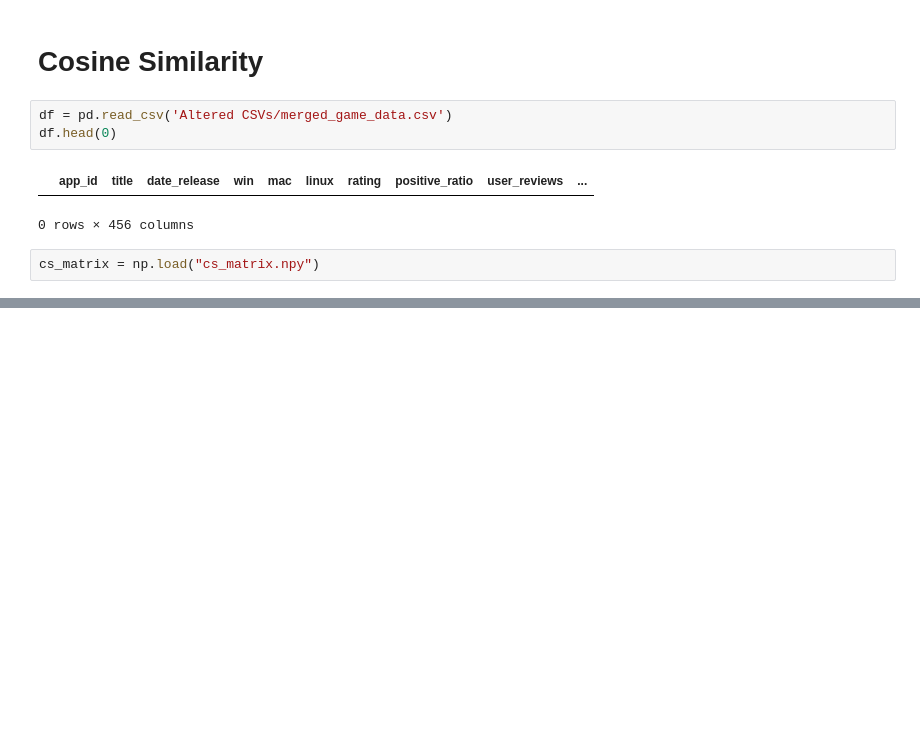
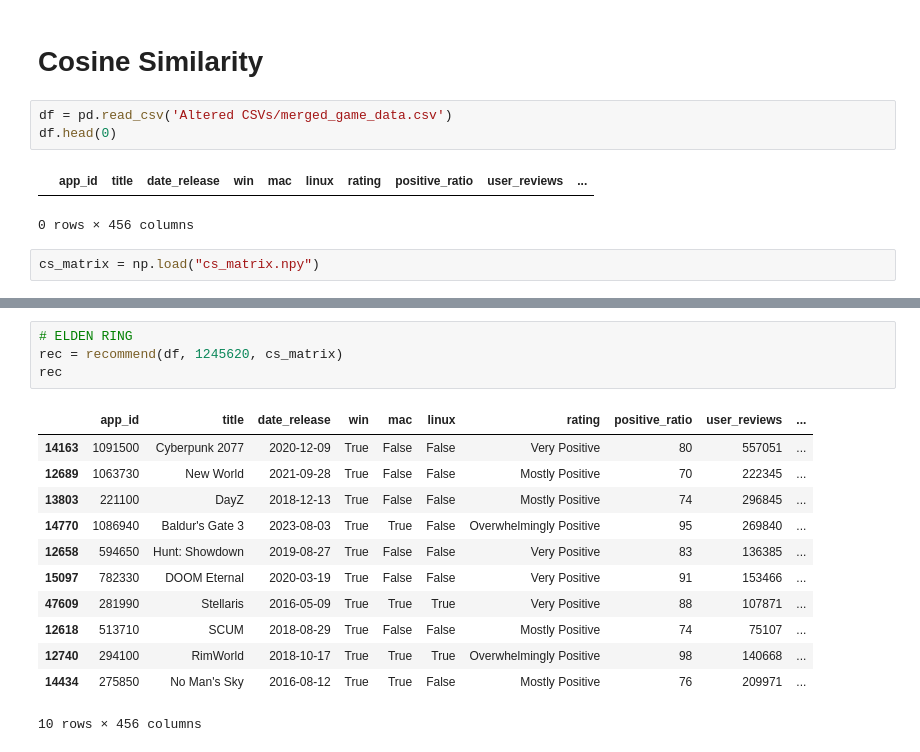
Before and after one commit to nicklus-14/game-recommendation-system, a Jupyter notebook: feature_engineering_and_similarity.ipynb, the cells around one changed output, grey strips where cells are left out. Saved outputs shown, nothing was run; the diff lists cells and outputs as text; blank space fills up the shorter version.

```diff
--- a/feature_engineering_and_similarity.ipynb
+++ b/feature_engineering_and_similarity.ipynb
@@ -248,0 +264,17 @@ array([14256, 11700, 12036, 14263, 14694, 13008, 40325, 18746, 12037,
+# %%
+# ELDEN RING
+rec = recommend(df, 1245620, cs_matrix)
+rec
+# %% [output]
+|  | app_id | title | date_release | win | mac | linux | rating | positive_ratio | user_reviews | ... |
+| 14163 | 1091500 | Cyberpunk 2077 | 2020-12-09 | True | False | False | Very Positive | 80 | 557051 | ... |
+| 12689 | 1063730 | New World | 2021-09-28 | True | False | False | Mostly Positive | 70 | 222345 | ... |
+| 13803 | 221100 | DayZ | 2018-12-13 | True | False | False | Mostly Positive | 74 | 296845 | ... |
+| 14770 | 1086940 | Baldur's Gate 3 | 2023-08-03 | True | True | False | Overwhelmingly Positive | 95 | 269840 | ... |
+| 12658 | 594650 | Hunt: Showdown | 2019-08-27 | True | False | False | Very Positive | 83 | 136385 | ... |
+| 15097 | 782330 | DOOM Eternal | 2020-03-19 | True | False | False | Very Positive | 91 | 153466 | ... |
+| 47609 | 281990 | Stellaris | 2016-05-09 | True | True | True | Very Positive | 88 | 107871 | ... |
+| 12618 | 513710 | SCUM | 2018-08-29 | True | False | False | Mostly Positive | 74 | 75107 | ... |
+| 12740 | 294100 | RimWorld | 2018-10-17 | True | True | True | Overwhelmingly Positive | 98 | 140668 | ... |
+| 14434 | 275850 | No Man's Sky | 2016-08-12 | True | True | False | Mostly Positive | 76 | 209971 | ... |
+10 rows × 456 columns
```
Also changed, not shown: parts of 4 cells of this notebook, 1 other file.
